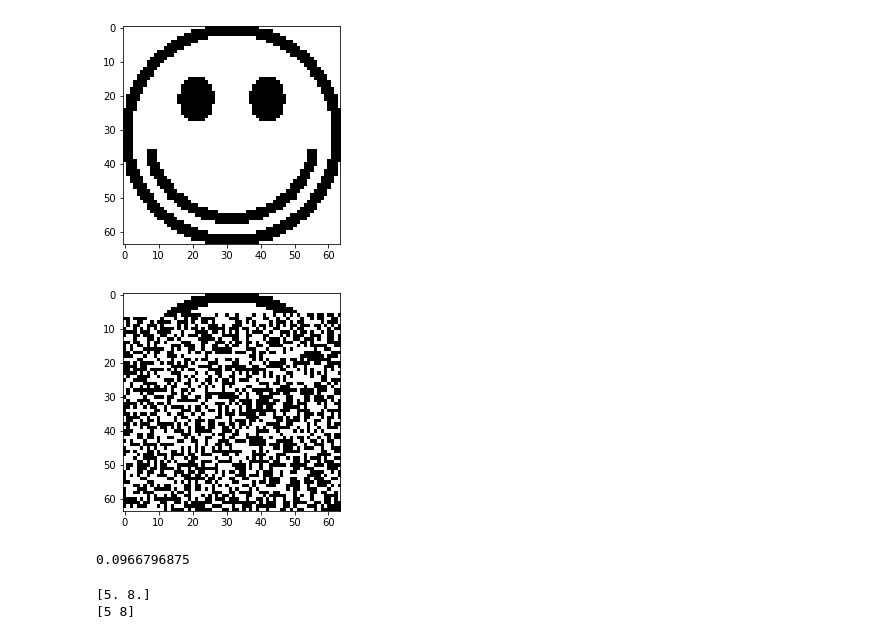
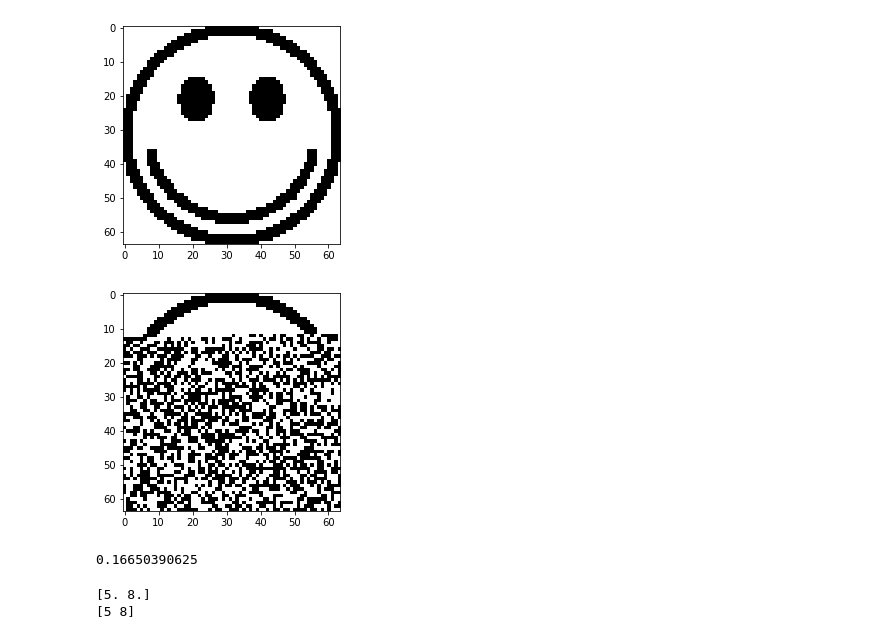
Before and after one commit to j-ranft/IntroNeuroComp2020, a Jupyter notebook: TD5_Modele_de_Hopfield.ipynb, the cells around one changed output. Drawn from its saved outputs; the diff is of its cells as text; code cells hidden in the pictures.

```diff
--- a/TD5_Modele_de_Hopfield.ipynb
+++ b/TD5_Modele_de_Hopfield.ipynb
@@ -133,25 +170,25 @@ plot_state(P0)
 # %%
 # start from noisy pattern and iterate
 # over time
 
 # number of time steps
 nt = 5
 
 # create state array for all times
 S = np.ones((nt,N))
 
 # noisy initial state
 # NOTE: values must be either -1 or 1
 S[0] = 2*np.round(np.random.uniform(size=N)) - 1
 
 # add partial overlap to the initial state
-S[0,:400] = P0[:400]
+S[0,:800] = P0[:800]
 
 plot_state(S[0])
 print(overlap(S[0],P0))
 # %% [output]
-[figure, old version]
+[figure, new version]
-0.0966796875
+0.16650390625
 # %%
 # Astuce 1 : produit d'une matrice avec un vecteur
 
```
Also changed, not shown: parts of 13 cells of this notebook, 1 other file.
